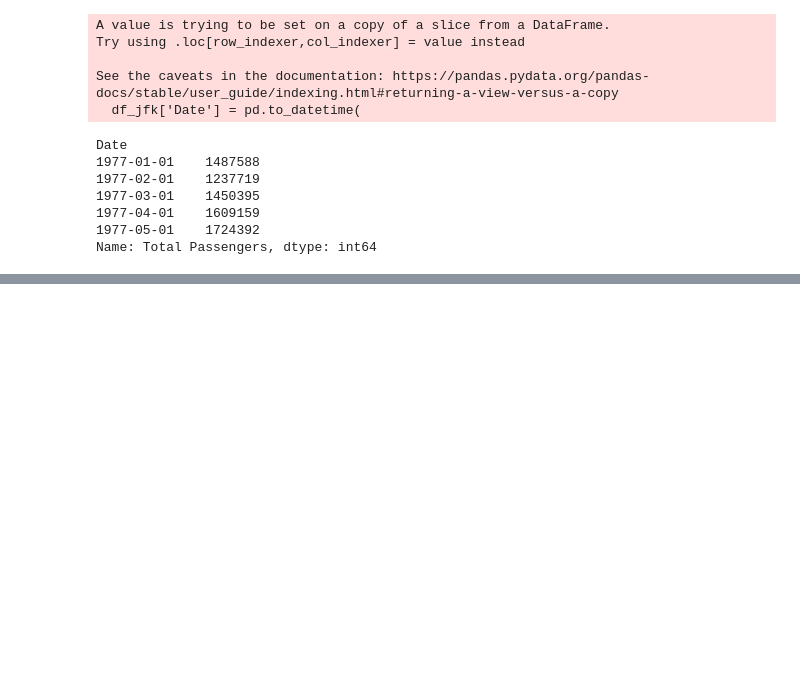
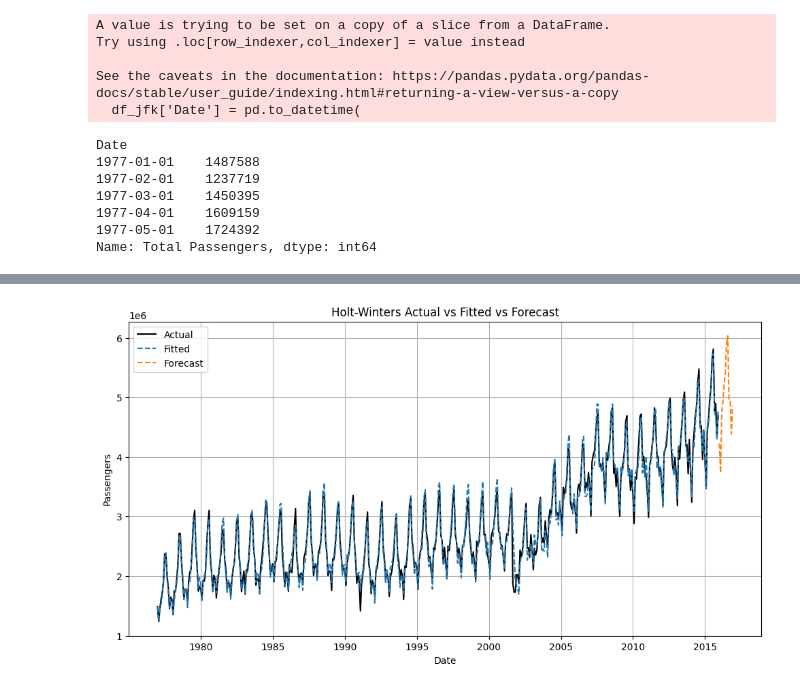
Before and after one commit to MerveTascii00/AIR-PASSENGER-DATA-Time-series-forecasting-, a Jupyter notebook: notebook/06_holt_winters.ipynb, the cells around one changed output, grey strips where cells are left out. Drawn from its saved outputs; the diff is of its cells as text; code cells hidden in the pictures; blank space fills up the shorter version.

Commit message:
Final version: Time Series Forecasting project completed (SES, Holt, Holt-Winters, Decomposition, Evaluation)

```diff
--- a/notebook/06_holt_winters.ipynb
+++ b/notebook/06_holt_winters.ipynb
@@ -53,3 +53,12 @@ Date
 1977-04-01    1609159
 1977-05-01    1724392
 Name: Total Passengers, dtype: int64
+# %%
+model = ExponentialSmoothing(
+    ts,
+    trend='mul',
+    seasonal='mul',
+    seasonal_periods=12
+)
+
+model_fit = model.fit()
@@ -55,0 +73,18 @@ Name: Total Passengers, dtype: int64
+# %%
+fitted_values = model_fit.fittedvalues
+forecast = model_fit.forecast(12)
+# %%
+plt.figure(figsize=(12,6))
+plt.plot(ts, label='Actual', color='black')
+plt.plot(fitted_values, label='Fitted', linestyle='--')
+plt.plot(forecast, label='Forecast', linestyle='--')
+
+plt.title('Holt-Winters Actual vs Fitted vs Forecast')
+plt.xlabel('Date')
+plt.ylabel('Passengers')
+
+plt.legend()
+plt.grid(True)
+plt.show()
+# %% [output]
+[figure, added]
```
Also changed, not shown: parts of 6 cells of this notebook, 3 other files.
